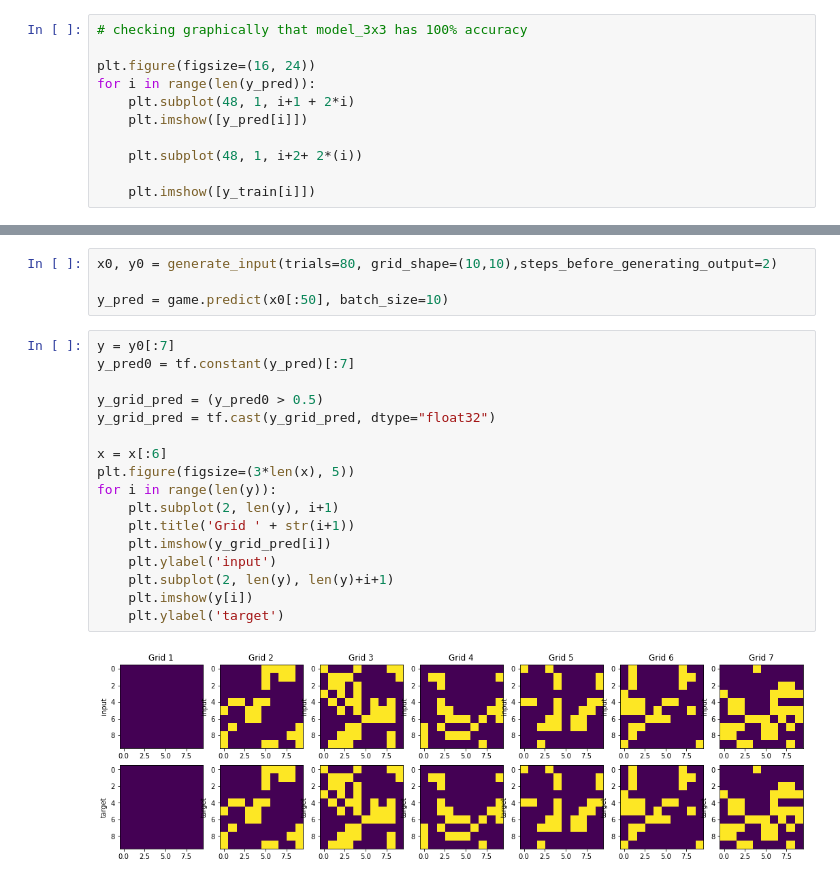
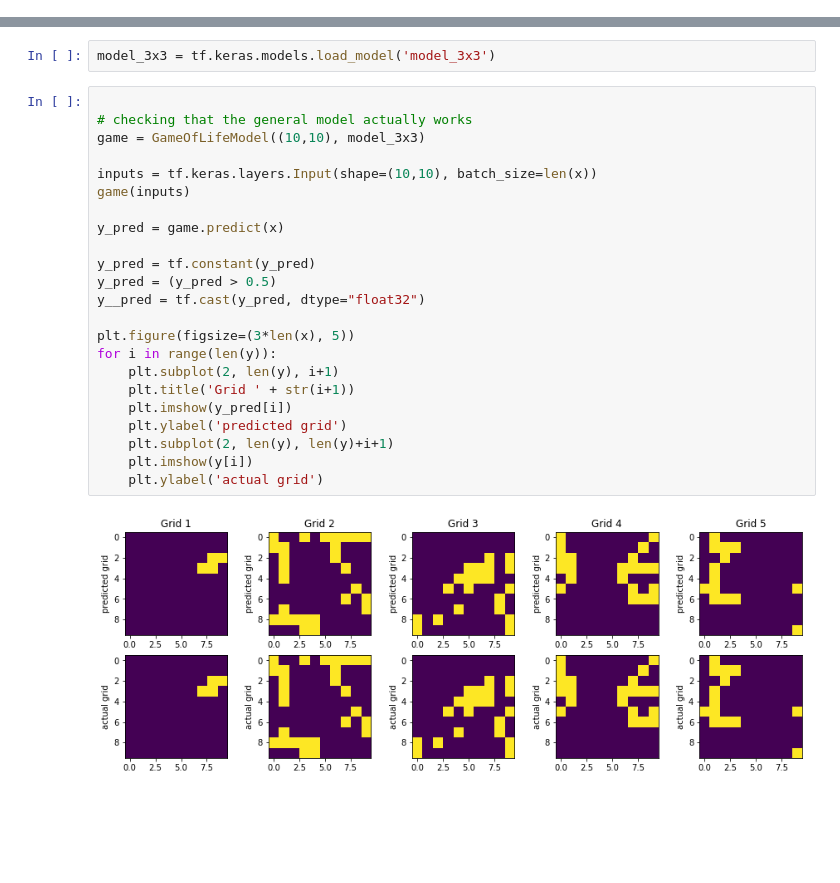
Before and after one commit to LisaLentati/Game-of-Life, a Jupyter notebook: Models.ipynb, the cells around one changed output, grey strips where cells are left out. Saved outputs shown, nothing was run; the diff lists cells and outputs as text; blank space fills up the shorter version.

Commit message:
moved the general model to a python file

```diff
--- a/Models.ipynb
+++ b/Models.ipynb
@@ -55,11 +72,0 @@ y_train = tf.reshape(y_train, shape=(16,32))
-# %%
-# checking graphically that model_3x3 has 100% accuracy
-
-plt.figure(figsize=(16, 24))
-for i in range(len(y_pred)):
-    plt.subplot(48, 1, i+1 + 2*i)
-    plt.imshow([y_pred[i]])
-
-    plt.subplot(48, 1, i+2+ 2*(i))
-
-    plt.imshow([y_train[i]])
@@ -191,23 +97,27 @@ game(inputs)
-# %%
-x0, y0 = generate_input(trials=80, grid_shape=(10,10),steps_before_generating_output=2)
-
-y_pred = game.predict(x0[:50], batch_size=10)
+# %%
+model_3x3 = tf.keras.models.load_model('model_3x3')
 # %%
-y = y0[:7]
-y_pred0 = tf.constant(y_pred)[:7]
 
-y_grid_pred = (y_pred0 > 0.5)
-y_grid_pred = tf.cast(y_grid_pred, dtype="float32")
+# checking that the general model actually works
+game = GameOfLifeModel((10,10), model_3x3)
 
-x = x[:6]
+inputs = tf.keras.layers.Input(shape=(10,10), batch_size=len(x))
+game(inputs)
+
+y_pred = game.predict(x)
+
+y_pred = tf.constant(y_pred)
+y_pred = (y_pred > 0.5)
+y__pred = tf.cast(y_pred, dtype="float32")
+
 plt.figure(figsize=(3*len(x), 5))
 for i in range(len(y)):
     plt.subplot(2, len(y), i+1)
     plt.title('Grid ' + str(i+1))
-    plt.imshow(y_grid_pred[i])
-    plt.ylabel('input')
+    plt.imshow(y_pred[i])
+    plt.ylabel('predicted grid')
     plt.subplot(2, len(y), len(y)+i+1)
     plt.imshow(y[i])
-    plt.ylabel('target')
+    plt.ylabel('actual grid')
 # %% [output]
-[figure, old version]
+[figure, new version]
```
Also changed, not shown: parts of 10 cells of this notebook.
